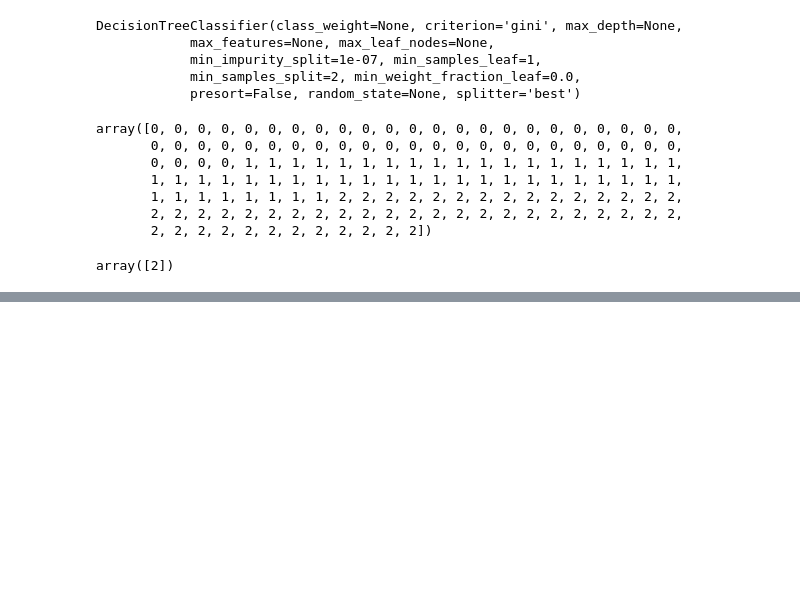
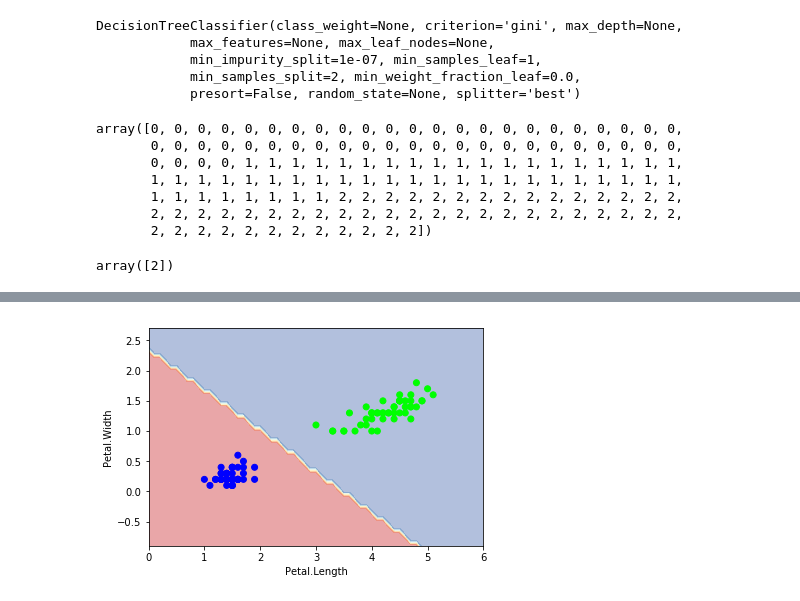
Before and after one commit to ywchiu/cdc_course, a Jupyter notebook: Demo20171018.ipynb, the cells around one changed output, grey strips where cells are left out. Saved outputs shown, nothing was run; the diff lists cells and outputs as text; code cells hidden in the pictures; blank space fills up the shorter version.

```diff
--- a/Demo20171018.ipynb
+++ b/Demo20171018.ipynb
@@ -49,0 +157,4 @@ array([2])
+# %%
+ plot_estimator(clf2, X, y)
+# %% [output]
+[figure, added]
```
Also changed, not shown: parts of 25 cells of this notebook.
